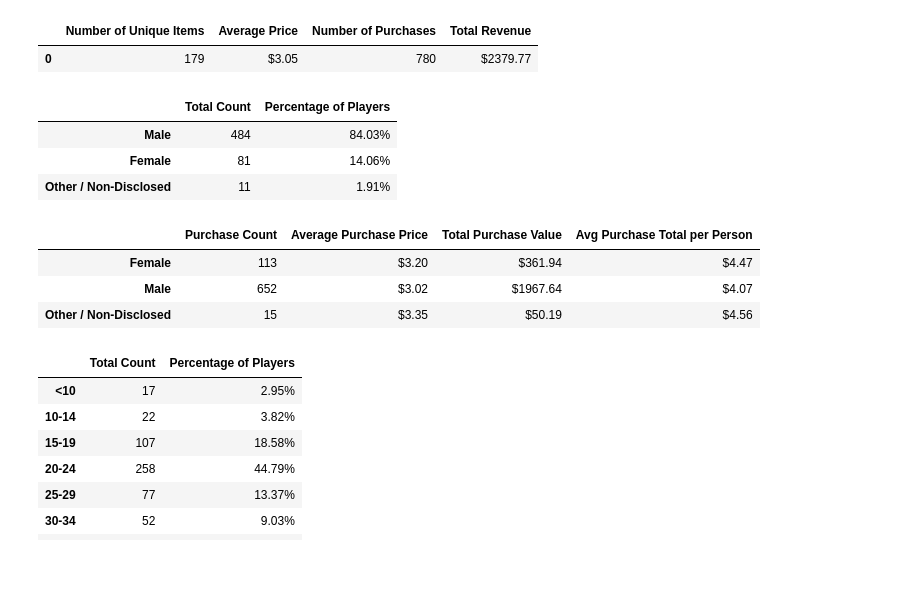
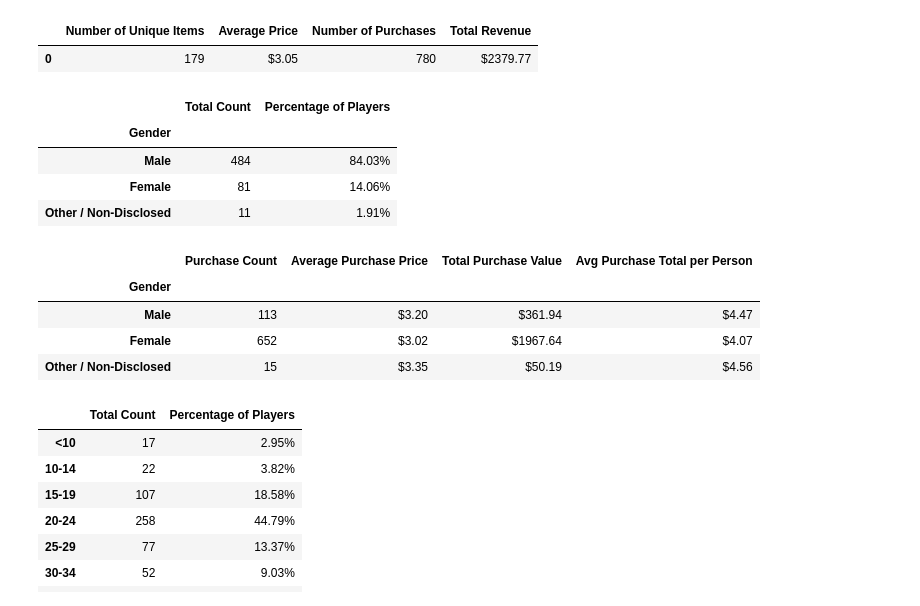
Before and after one commit to eliot1335/Heros-of-Pymoli--Pandas, a Jupyter notebook: HerosOfPymoli/HeroesOfPymoli.ipynb, the cells around one changed output. Saved outputs shown, nothing was run; the diff lists cells and outputs as text; code cells hidden in the pictures; blank space fills up the shorter version.

```diff
--- a/HerosOfPymoli/HeroesOfPymoli.ipynb
+++ b/HerosOfPymoli/HeroesOfPymoli.ipynb
@@ -74,14 +74,20 @@ gender_count = no_duplicate_SN["Gender"].value_counts() # Total Count
 gender_percentage = gender_count / len(playerlist) * 100 # Percentage of Players
 
 # put all the element together, keys and values
-gender_demographics = pd.DataFrame({"Total Count":gender_count, "Percentage of Players":gender_percentage,})
+gender_demographics = pd.DataFrame({"Gender" : ["Male", "Female", "Other / Non-Disclosed"],
+                                    "Total Count":gender_count,
+                                    "Percentage of Players":gender_percentage})
 
 # then format using .map()
 gender_demographics["Percentage of Players"] = gender_demographics["Percentage of Players"].map("{:.2f}%".format)
 
+# create a header "Gender" for the index
+gender_demographics = gender_demographics.set_index(["Gender"])
+
 gender_demographics
 # %% [output]
 |  | Total Count | Percentage of Players |
+| Gender |  |  |
 | Male | 484 | 84.03% |
 | Female | 81 | 14.06% |
 | Other / Non-Disclosed | 11 | 1.91% |
@@ -93,37 +99,40 @@ gender_demographics
 # Display the summary data frame
 
 # this time I will need the duplicated SNs to get the correct purchase count
 # use .groupby() to get calculations based on gender
 gender_analysis = purchase_df.groupby(["Gender"])
 
 # collect all the needed values for creating the "Purchasing Analysis (Gender)" summary table
 gender_purchase_count = purchase_df["Gender"].value_counts() # Purchase Count
 total_purchase_by_gender = gender_analysis["Price"].sum() # Total Purchase Value
 gender_average = gender_analysis["Price"].mean() # Average Purchase Price
 averge_per_person_gender = total_purchase_by_gender/gender_count # Avg Purchase Total per Person
 
 # put all the element together, keys and values
-purchasing_analysis_gender = pd.DataFrame({ "Purchase Count" : gender_purchase_count,
+purchasing_analysis_gender = pd.DataFrame({ "Gender" : ["Male", "Female", "Other / Non-Disclosed"],
+                                            "Purchase Count" : gender_purchase_count,
                                             "Average Purchase Price" : gender_average,
                                             "Total Purchase Value" : total_purchase_by_gender,
                                             "Avg Purchase Total per Person" : averge_per_person_gender
                                             })
 
 # then format using .map()
 purchasing_analysis_gender["Average Purchase Price"] = purchasing_analysis_gender["Average Purchase Price"].map("${:.2f}".format)
 purchasing_analysis_gender["Total Purchase Value"] = purchasing_analysis_gender["Total Purchase Value"].map("${:.2f}".format)
 purchasing_analysis_gender["Avg Purchase Total per Person"] = purchasing_analysis_gender["Avg Purchase Total per Person"].map("${:.2f}".format)
 
+# create a header "Gender" for the index
+purchasing_analysis_gender = purchasing_analysis_gender.set_index(["Gender"])
 
 purchasing_analysis_gender
 
 
-
 # Avg total purchase per person = total purchase value / gender count (unique)
 # %% [output]
 |  | Purchase Count | Average Purchase Price | Total Purchase Value | Avg Purchase Total per Person |
-| Female | 113 | $3.20 | $361.94 | $4.47 |
-| Male | 652 | $3.02 | $1967.64 | $4.07 |
+| Gender |  |  |  |  |
+| Male | 113 | $3.20 | $361.94 | $4.47 |
+| Female | 652 | $3.02 | $1967.64 | $4.07 |
 | Other / Non-Disclosed | 15 | $3.35 | $50.19 | $4.56 |
 # %%
 # Age Demographics
```
Also changed, not shown: parts of 3 cells of this notebook.
